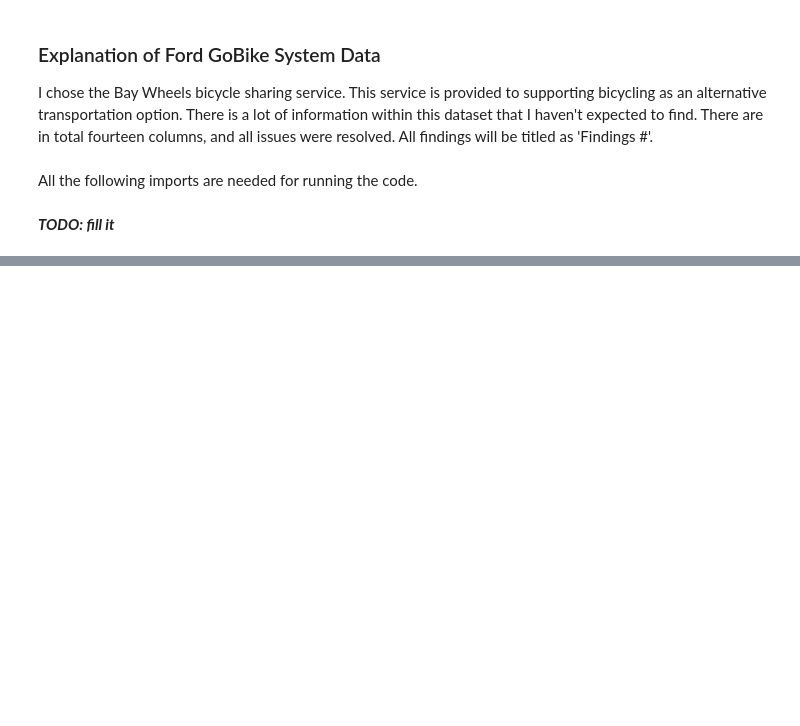
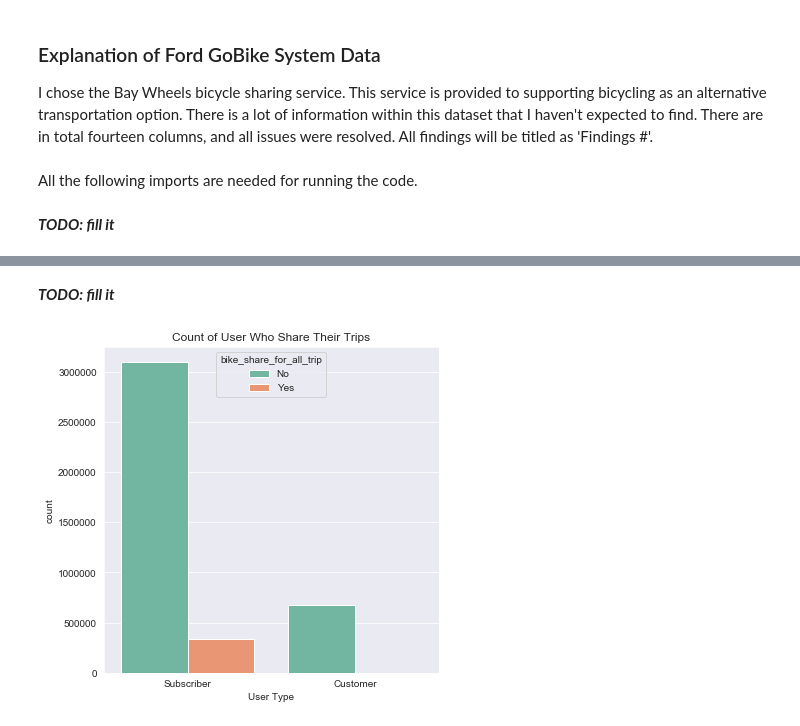
Before and after one commit to FarahAlthinayyan/Communicating_Data_Findings, a Jupyter notebook: slide_deck_template.ipynb, the cells around one changed output, grey strips where cells are left out. Drawn from its saved outputs; the diff is of its cells as text; code cells hidden in the pictures; blank space fills up the shorter version.

```diff
--- a/slide_deck_template.ipynb
+++ b/slide_deck_template.ipynb
@@ -36,0 +60,9 @@ for loc,label in zip(locs, labels):
+# %% [markdown]
+***TODO: fill it***
+# %%
+plt.figure(figsize=(6,6))
+sb.countplot(data = df_clean, x = 'user_type', hue = 'bike_share_for_all_trip', palette = 'Set2')
+plt.title('Count of User Who Share Their Trips')
+plt.xlabel('User Type');
+# %% [output]
+[figure, added]
```
Also changed, not shown: parts of 7 cells of this notebook, 2 other files.
